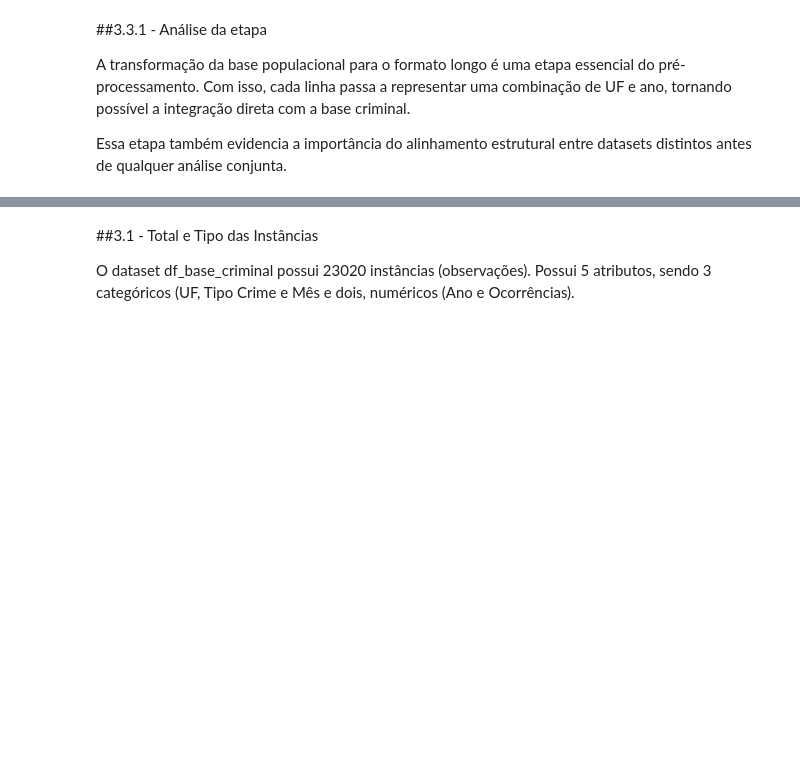
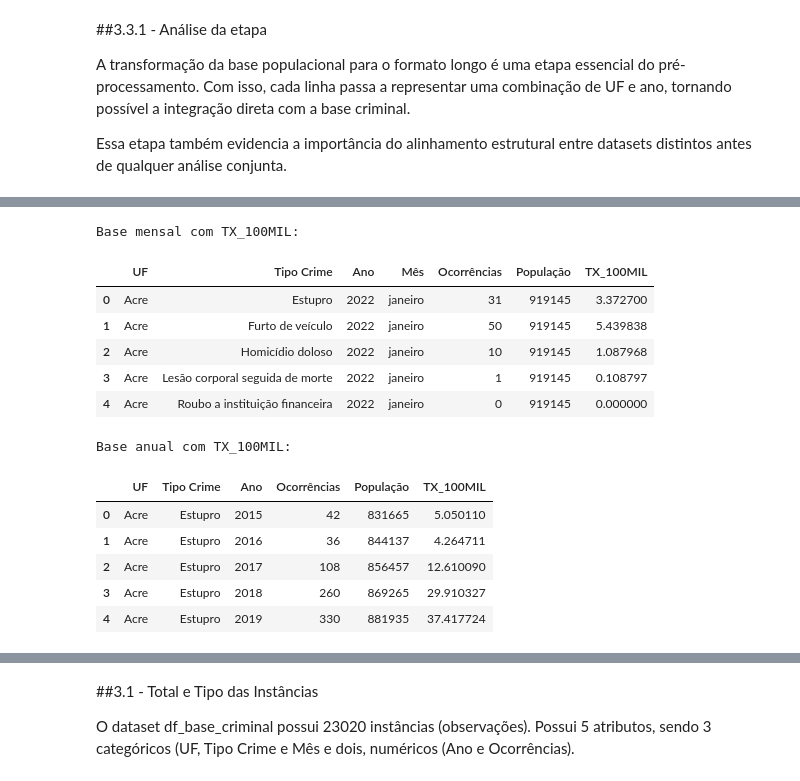
Before and after one commit to Marcelo-Silvestre/Analise_Dados_Boas_Praticas_PUCRIO, a Jupyter notebook: Notebooks/MVP_Análise_de_Dados_e_Boas_Práticas_(4052025001857).ipynb, the cells around one changed output, grey strips where cells are left out. Cells and saved outputs as stored; diff of their text form; code cells hidden in the pictures; blank space fills up the shorter version.

```diff
--- a/Notebooks/MVP_Análise_de_Dados_e_Boas_Práticas_(4052025001857).ipynb
+++ b/Notebooks/MVP_Análise_de_Dados_e_Boas_Práticas_(4052025001857).ipynb
@@ -304,2 +304,9 @@ Base anual: consolida as ocorrências por UF, tipo de crime e ano.
 
 A base anual será a principal base analítica para criação da taxa anual e da variável target TENDENCIA.
+# %%
+# Integração no nível mensal
+df_mensal = df_criminal.merge(df_pop_long, on=['UF', 'Ano'], how='left')
+
+print("Base mensal integrada:")
+display(df_mensal.head())
+print("Dimensão da base mensal:", df_mensal.shape)
@@ -305,0 +322,14 @@ A base anual será a principal base analítica para criação da taxa anual e da
+# %%
+# Consolidação anual das ocorrências
+df_anual = (
+    df_criminal
+    .groupby(['UF', 'Tipo Crime', 'Ano'], as_index=False)['Ocorrências']
+    .sum()
+)
+
+# Merge com população
+df_anual = df_anual.merge(df_pop_long, on=['UF', 'Ano'], how='left')
+
+print("Base anual integrada:")
+display(df_anual.head())
+print("Dimensão da base anual:", df_anual.shape)
@@ -305,0 +357,25 @@ A base anual será a principal base analítica para criação da taxa anual e da
+# %%
+df_mensal['TX_100MIL'] = (df_mensal['Ocorrências'] / df_mensal['População']) * 100000
+df_anual['TX_100MIL'] = (df_anual['Ocorrências'] / df_anual['População']) * 100000
+
+print("Base mensal com TX_100MIL:")
+display(df_mensal.head())
+print()
+
+print("Base anual com TX_100MIL:")
+display(df_anual.head())
+# %% [output]
+Base mensal com TX_100MIL:
+|  | UF | Tipo Crime | Ano | Mês | Ocorrências | População | TX_100MIL |
+| 0 | Acre | Estupro | 2022 | janeiro | 31 | 919145 | 3.372700 |
+| 1 | Acre | Furto de veículo | 2022 | janeiro | 50 | 919145 | 5.439838 |
+| 2 | Acre | Homicídio doloso | 2022 | janeiro | 10 | 919145 | 1.087968 |
+| 3 | Acre | Lesão corporal seguida de morte | 2022 | janeiro | 1 | 919145 | 0.108797 |
+| 4 | Acre | Roubo a instituição financeira | 2022 | janeiro | 0 | 919145 | 0.000000 |
+Base anual com TX_100MIL:
+|  | UF | Tipo Crime | Ano | Ocorrências | População | TX_100MIL |
+| 0 | Acre | Estupro | 2015 | 42 | 831665 | 5.050110 |
+| 1 | Acre | Estupro | 2016 | 36 | 844137 | 4.264711 |
+| 2 | Acre | Estupro | 2017 | 108 | 856457 | 12.610090 |
+| 3 | Acre | Estupro | 2018 | 260 | 869265 | 29.910327 |
+| 4 | Acre | Estupro | 2019 | 330 | 881935 | 37.417724 |
```
Also changed, not shown: parts of 17 cells of this notebook.
